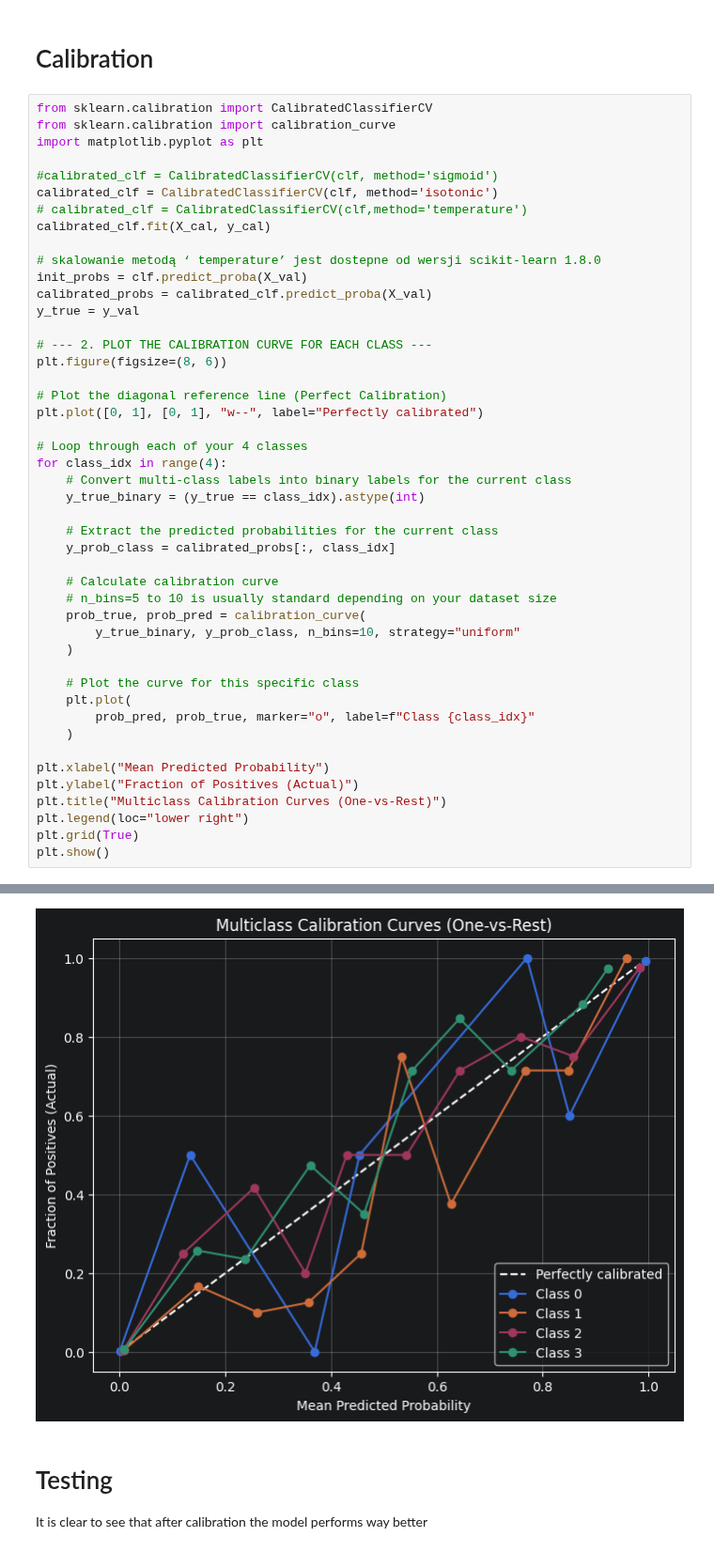
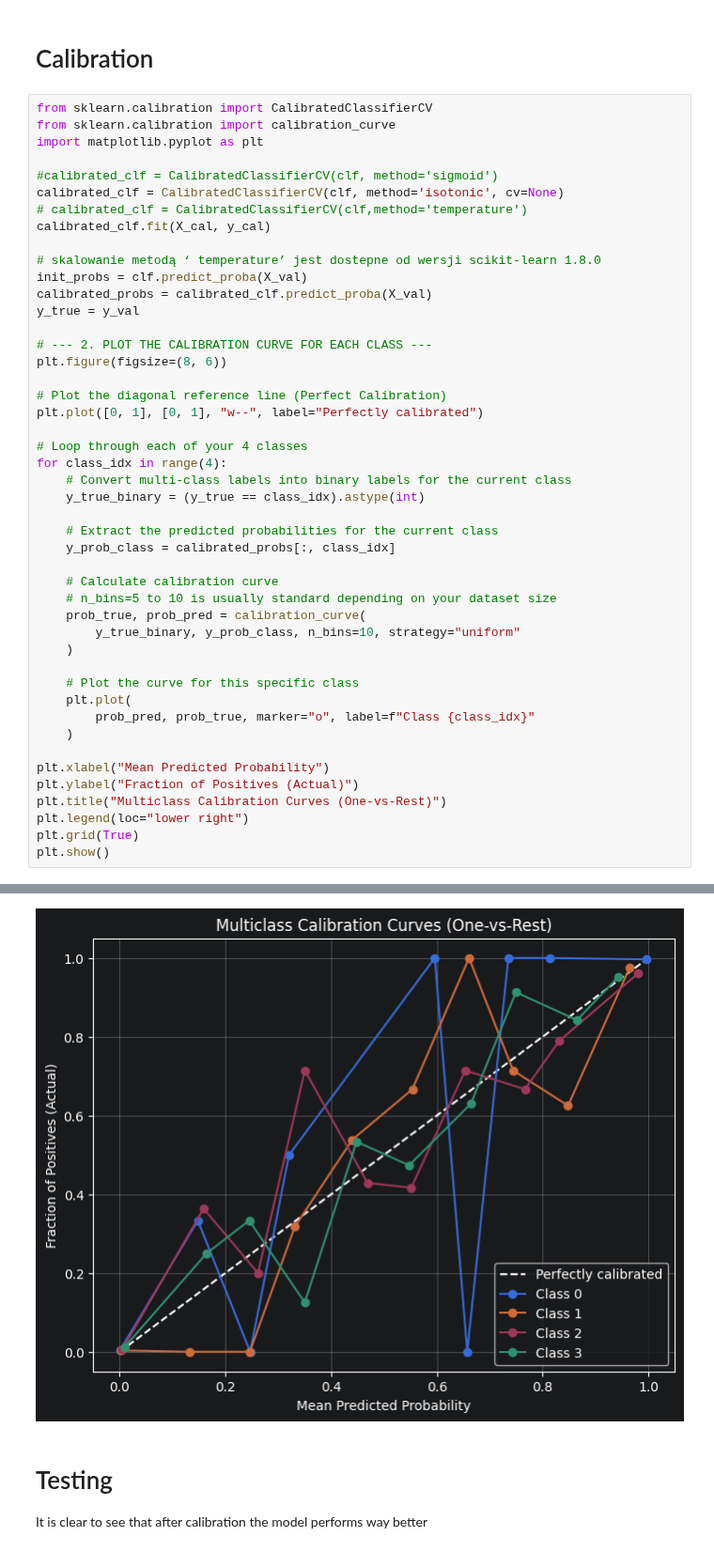
Before and after one commit to xXKeNdAmAmAsTeRXx/Deep_Learning_Labs, a Jupyter notebook: Lab9/4_real_data_calibration.ipynb, the cells around one changed output, grey strips where cells are left out. Shown at 94% size. Saved outputs shown, nothing was run; the diff lists cells and outputs as text.

Commit message:
add cv=none in model calibration to make sure classifier is not trained

```diff
--- a/Lab9/4_real_data_calibration.ipynb
+++ b/Lab9/4_real_data_calibration.ipynb
@@ -252,7 +252,7 @@ from sklearn.calibration import calibration_curve
 import matplotlib.pyplot as plt
 
 #calibrated_clf = CalibratedClassifierCV(clf, method='sigmoid')
-calibrated_clf = CalibratedClassifierCV(clf, method='isotonic')
+calibrated_clf = CalibratedClassifierCV(clf, method='isotonic', cv=None)
 # calibrated_clf = CalibratedClassifierCV(clf,method='temperature')
 calibrated_clf.fit(X_cal, y_cal)
 
@@ -301,4 +301,4 @@ Avrage Loss 1.0505036151927452
-[figure, old version]
+[figure, new version]
 # %% [markdown]
 # Testing
 It is clear to see that after calibration the model performs way better
```
Also changed, not shown: parts of 4 cells of this notebook, 2 other files.
